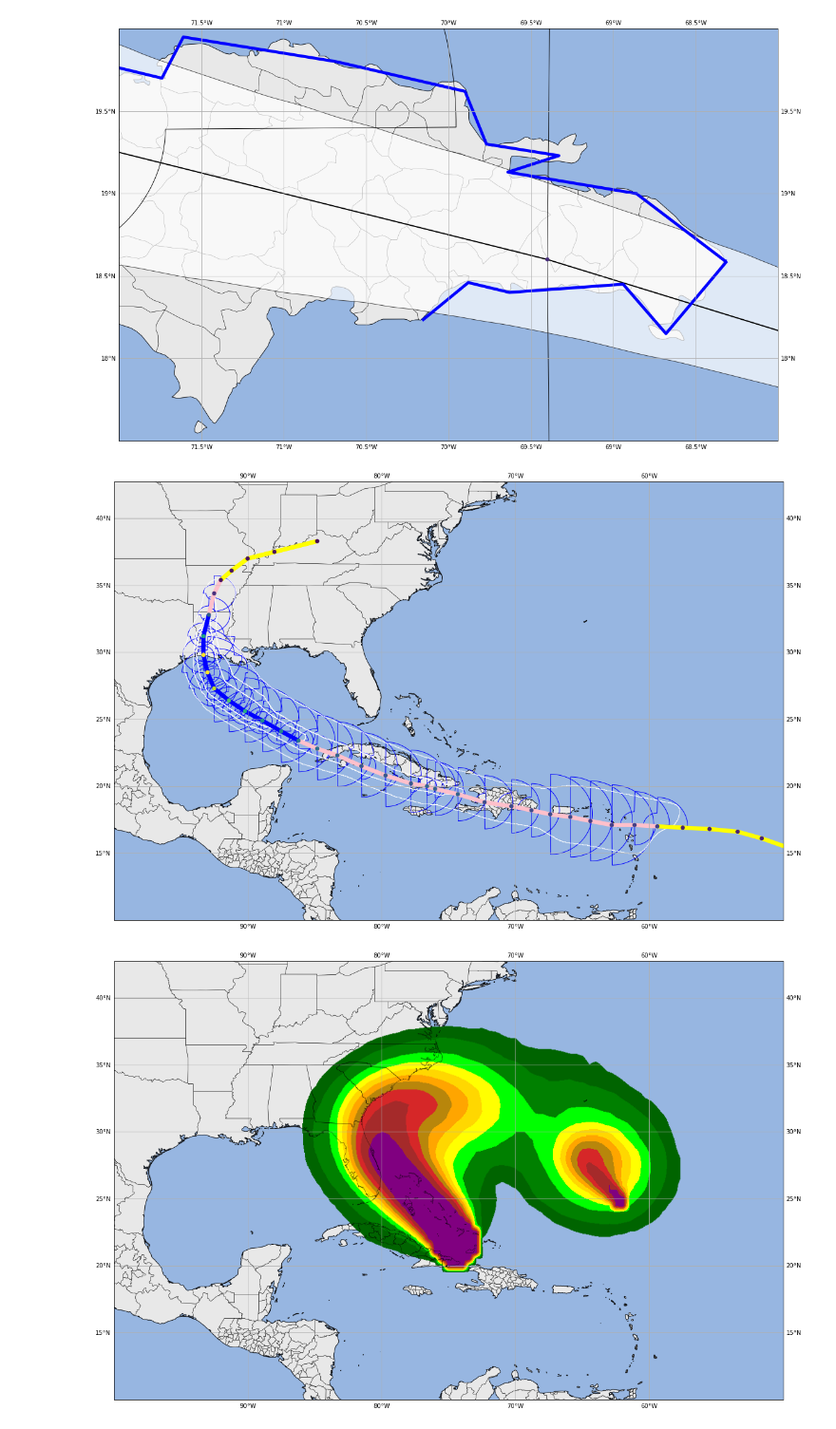
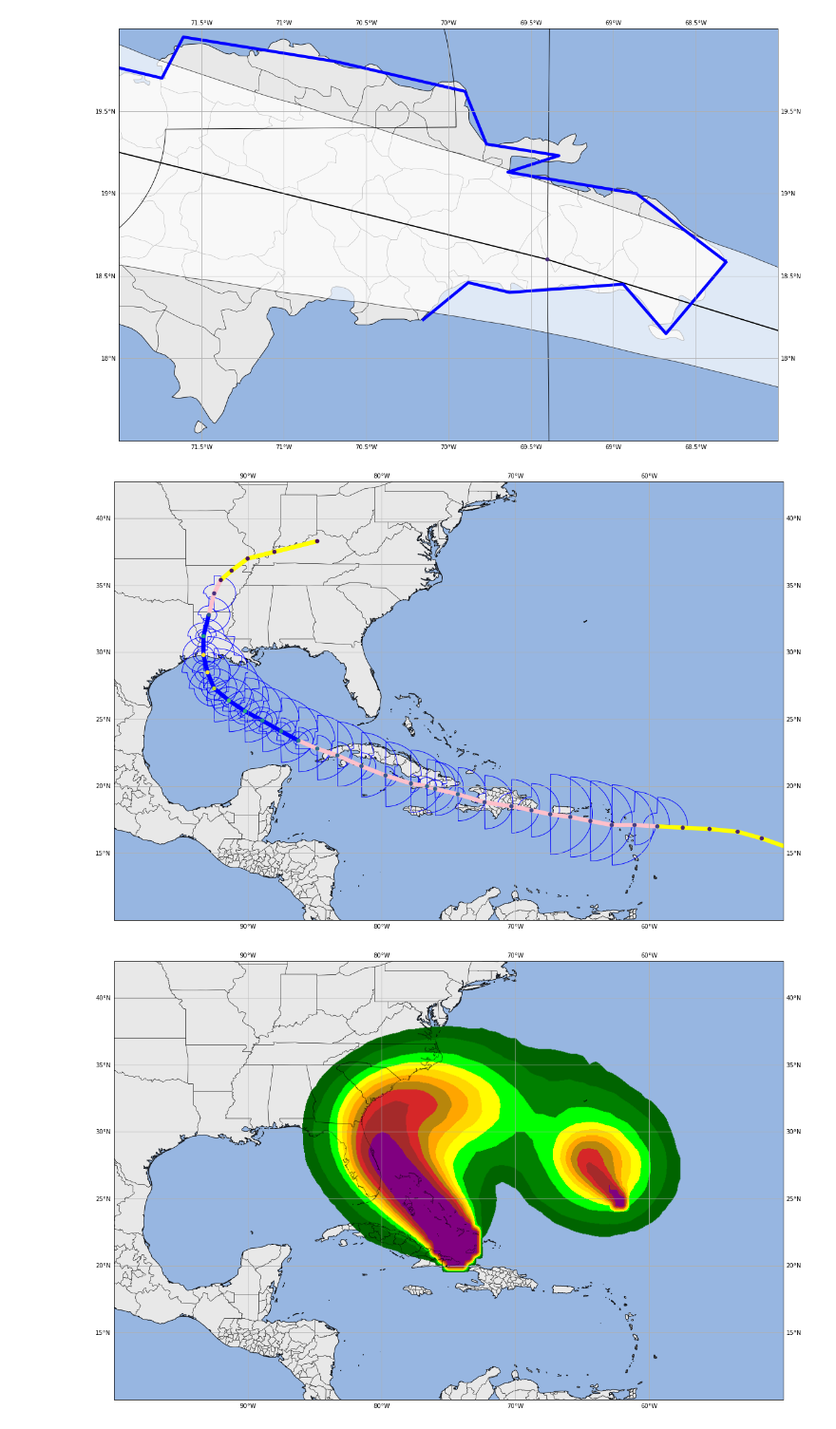
Before and after one commit to jmedinah09/UnidataProjects, a Jupyter notebook: tropical_cyclone_plot_project/Tropical_Cyclone_Plot_Project.ipynb, the cells around one changed output. Shown at 95% size. Cells and saved outputs as stored; diff of their text form; code cells hidden in the pictures.

```diff
--- a/tropical_cyclone_plot_project/Tropical_Cyclone_Plot_Project.ipynb
+++ b/tropical_cyclone_plot_project/Tropical_Cyclone_Plot_Project.ipynb
@@ -278,36 +352,36 @@ grid_lines.xformatter = LONGITUDE_FORMATTER
 grid_lines.yformatter = LATITUDE_FORMATTER
 
 # ax.add_geometries(ocean_gdf['geometry'], crs=data_crs, facecolor='lightblue',
 #                  edgecolor='none')
 ax.add_geometries(land_gdf['geometry'], crs=data_crs, facecolor='lightgray',
                  edgecolor='none', alpha = 0.5)
 ax.add_geometries(states_provinces_gdf['geometry'], crs=data_crs, facecolor='none',
                  edgecolor='black', linewidth=0.5, alpha=0.7)
 ax.add_geometries(coastline_gdf['geometry'], crs=data_crs, facecolor='none',
                  edgecolor='black', linewidth=1, alpha=0.7)
 
 
 sc_2 = ax.scatter(best_track_points_gdf['LON'], best_track_points_gdf['LAT'],
                   transform=data_crs, zorder=10, c=best_track_points_gdf['INTENSITY'])
 # ax.add_geometries(best_track_line_gdf['geometry'], crs=data_crs, facecolor='none',
 #                   edgecolor='black', linewidth=2)
 ax.add_geometries(best_track_radii_gdf['geometry'], crs=data_crs, facecolor='none',
                   edgecolor='blue')
-ax.add_geometries(best_track_swath_gdf['geometry'], crs=data_crs, facecolor='none',
-                  edgecolor='white')
+# ax.add_geometries(best_track_swath_gdf['geometry'], crs=data_crs, facecolor='none',
+#                   edgecolor='white')
 
 btl_colors ={'TD': 'yellow',
              'TS': 'pink',
              'HU': 'blue',
              'MH': 'tab:red'}
 
 for btl_type in btl_colors.keys():
     btl_subset = best_track_line_gdf[best_track_line_gdf['STORMTYPE']== btl_type]
     ax.add_geometries(btl_subset['geometry'], facecolor='none',
                      edgecolor=btl_colors[btl_type], crs=data_crs,
                      linewidth=7, alpha = 1)
 # %% [output]
-[figure, old version]
+[figure, new version]
 # %%
 fig = plt.figure(figsize=(20, 20))
 ax  = plt.subplot(1, 1, 1, projection = map_crs)
```
Also changed, not shown: parts of 9 cells of this notebook, 9 other files.
